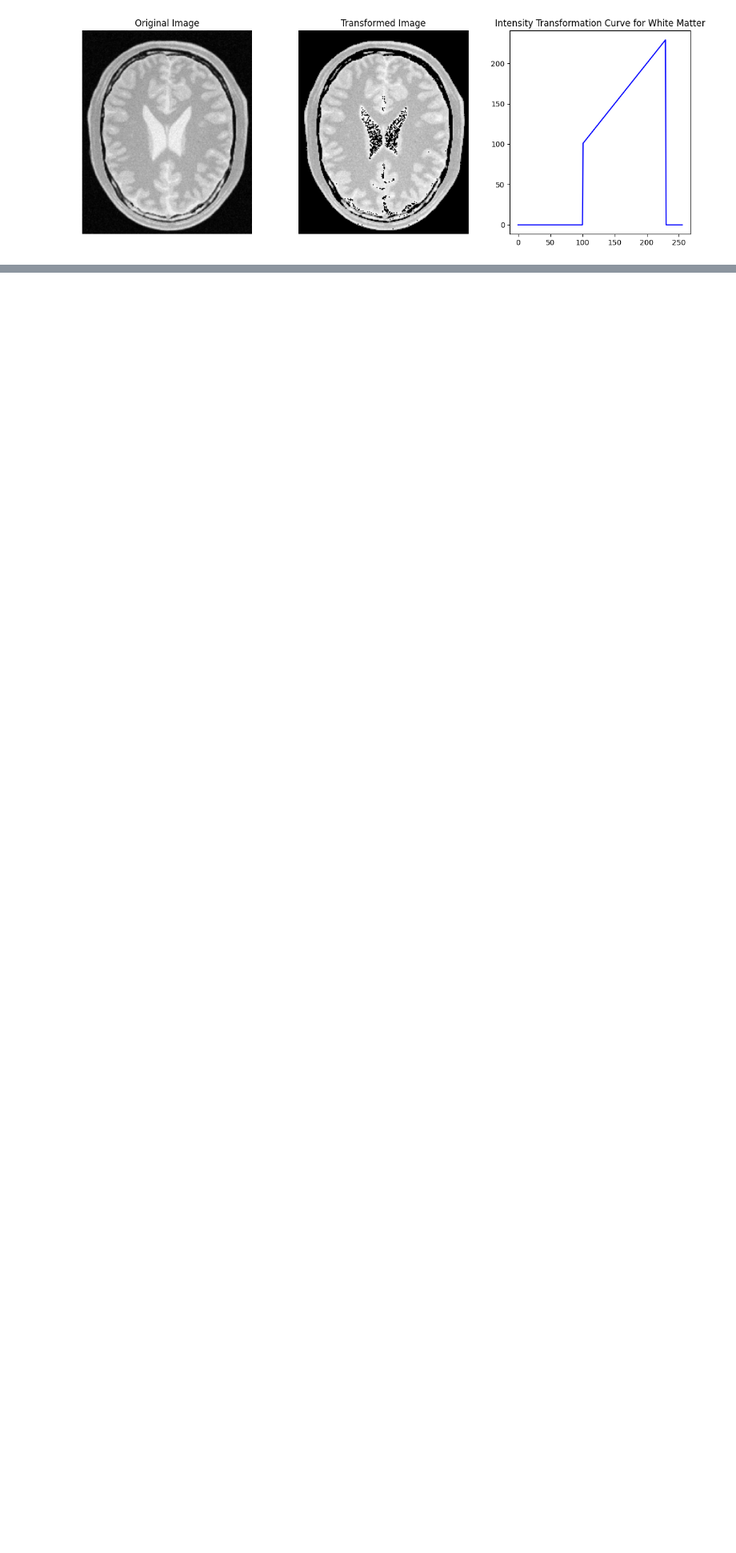
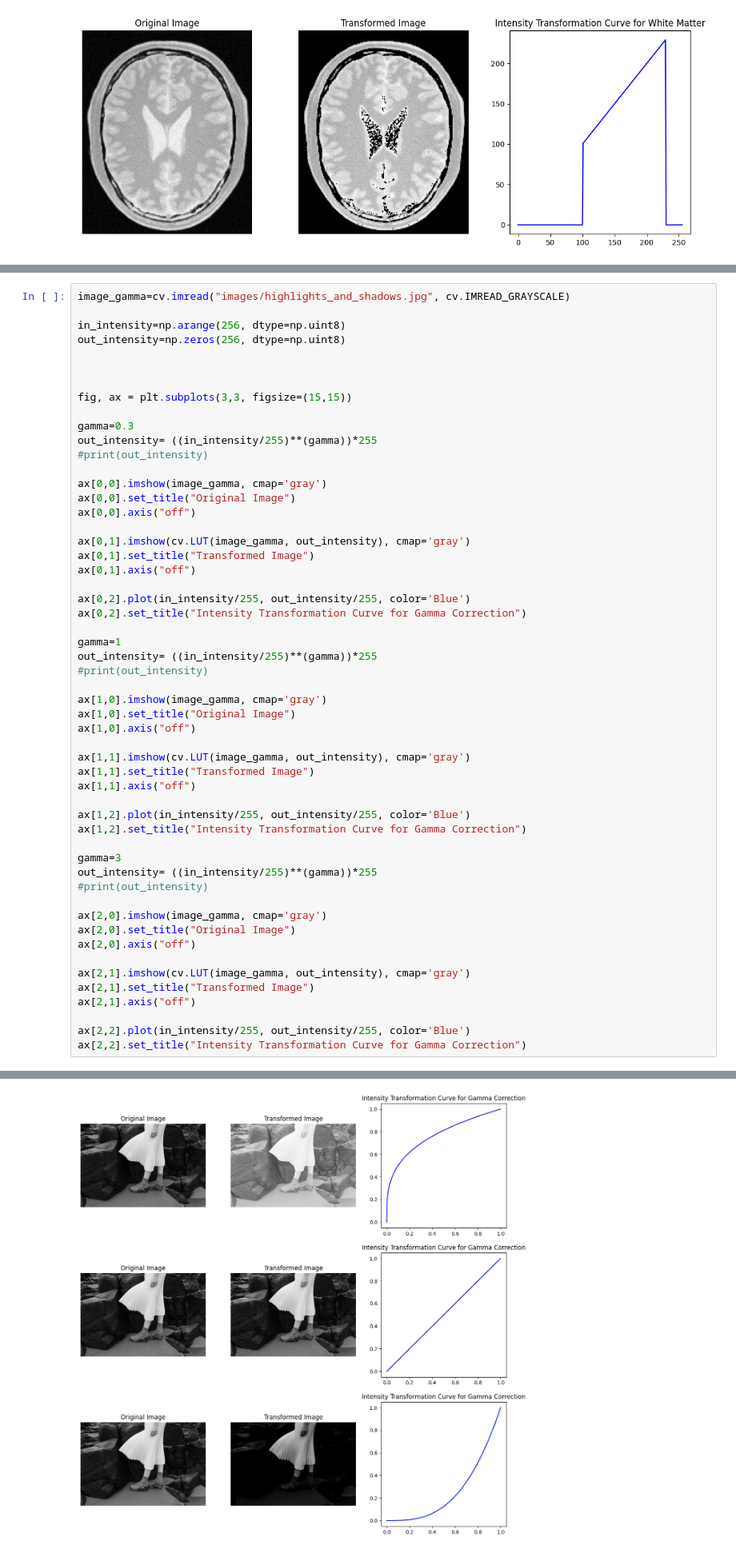
Before and after one commit to DhawalaRajakaruna/Fundamentals-of-Image-Processing-and-Computer-Vison, a Jupyter notebook: Assignemnet_1/assignment.ipynb, the cells around one changed output, grey strips where cells are left out. Shown at 80% size. Saved outputs shown, nothing was run; the diff lists cells and outputs as text; blank space fills up the shorter version.

```diff
--- a/Assignemnet_1/assignment.ipynb
+++ b/Assignemnet_1/assignment.ipynb
@@ -96,0 +99,55 @@ Text(0.5, 1.0, 'Intensity Transformation Curve for White Matter')
+# %%
+image_gamma=cv.imread("images/highlights_and_shadows.jpg", cv.IMREAD_GRAYSCALE)
+
+in_intensity=np.arange(256, dtype=np.uint8)
+out_intensity=np.zeros(256, dtype=np.uint8)
+
+
+
+fig, ax = plt.subplots(3,3, figsize=(15,15))
+
+gamma=0.3
+out_intensity= ((in_intensity/255)**(gamma))*255
+#print(out_intensity)
+
+ax[0,0].imshow(image_gamma, cmap='gray')
+ax[0,0].set_title("Original Image")
+ax[0,0].axis("off")
+
+ax[0,1].imshow(cv.LUT(image_gamma, out_intensity), cmap='gray')
+ax[0,1].set_title("Transformed Image")
+ax[0,1].axis("off")
+
+ax[0,2].plot(in_intensity/255, out_intensity/255, color='Blue')
+ax[0,2].set_title("Intensity Transformation Curve for Gamma Correction")
+
+gamma=1
+out_intensity= ((in_intensity/255)**(gamma))*255
+#print(out_intensity)
+
+ax[1,0].imshow(image_gamma, cmap='gray')
+ax[1,0].set_title("Original Image")
+ax[1,0].axis("off")
+
+ax[1,1].imshow(cv.LUT(image_gamma, out_intensity), cmap='gray')
+ax[1,1].set_title("Transformed Image")
+ax[1,1].axis("off")
+
+ax[1,2].plot(in_intensity/255, out_intensity/255, color='Blue')
+ax[1,2].set_title("Intensity Transformation Curve for Gamma Correction")
+
+gamma=3
+out_intensity= ((in_intensity/255)**(gamma))*255
+#print(out_intensity)
+
+ax[2,0].imshow(image_gamma, cmap='gray')
+ax[2,0].set_title("Original Image")
+ax[2,0].axis("off")
+
+ax[2,1].imshow(cv.LUT(image_gamma, out_intensity), cmap='gray')
+ax[2,1].set_title("Transformed Image")
+ax[2,1].axis("off")
+
+ax[2,2].plot(in_intensity/255, out_intensity/255, color='Blue')
+ax[2,2].set_title("Intensity Transformation Curve for Gamma Correction")
+# %% [output]
@@ -96,0 +155 @@ Text(0.5, 1.0, 'Intensity Transformation Curve for White Matter')
+[figure, added]
```
Also changed, not shown: parts of 6 cells of this notebook.
